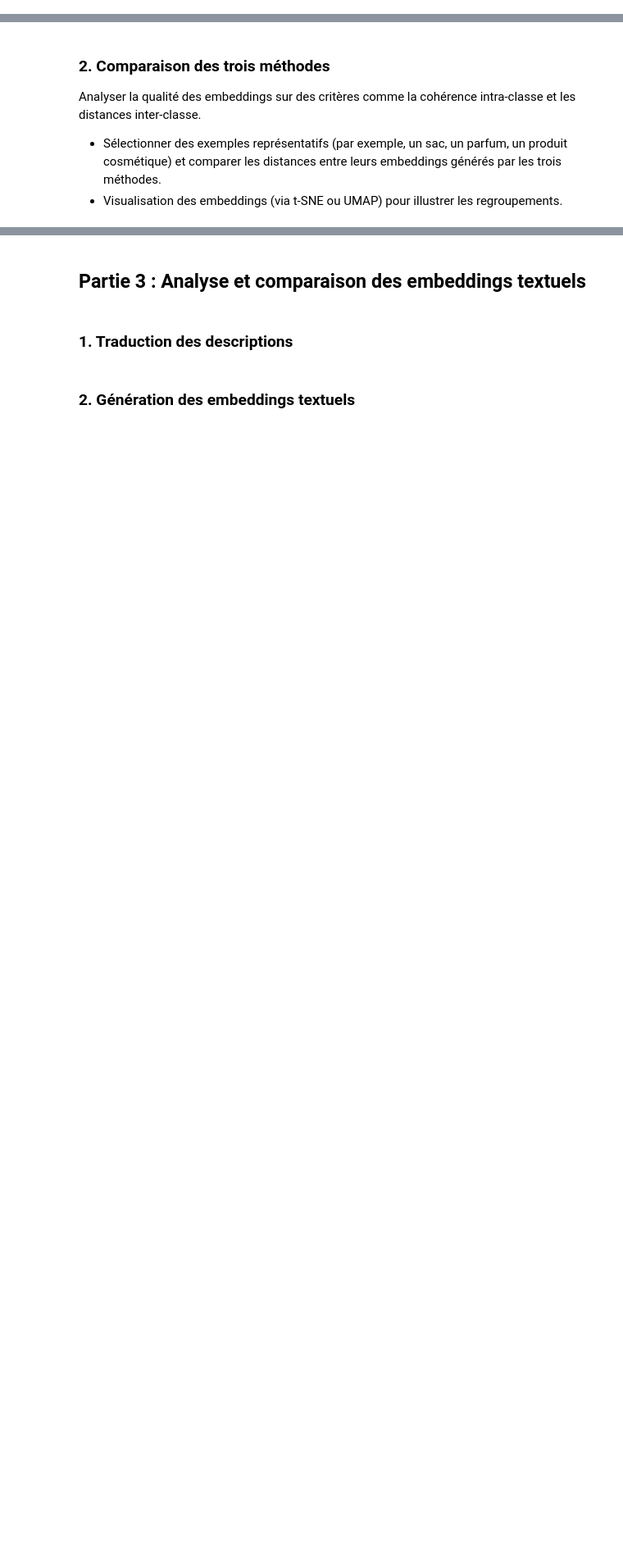
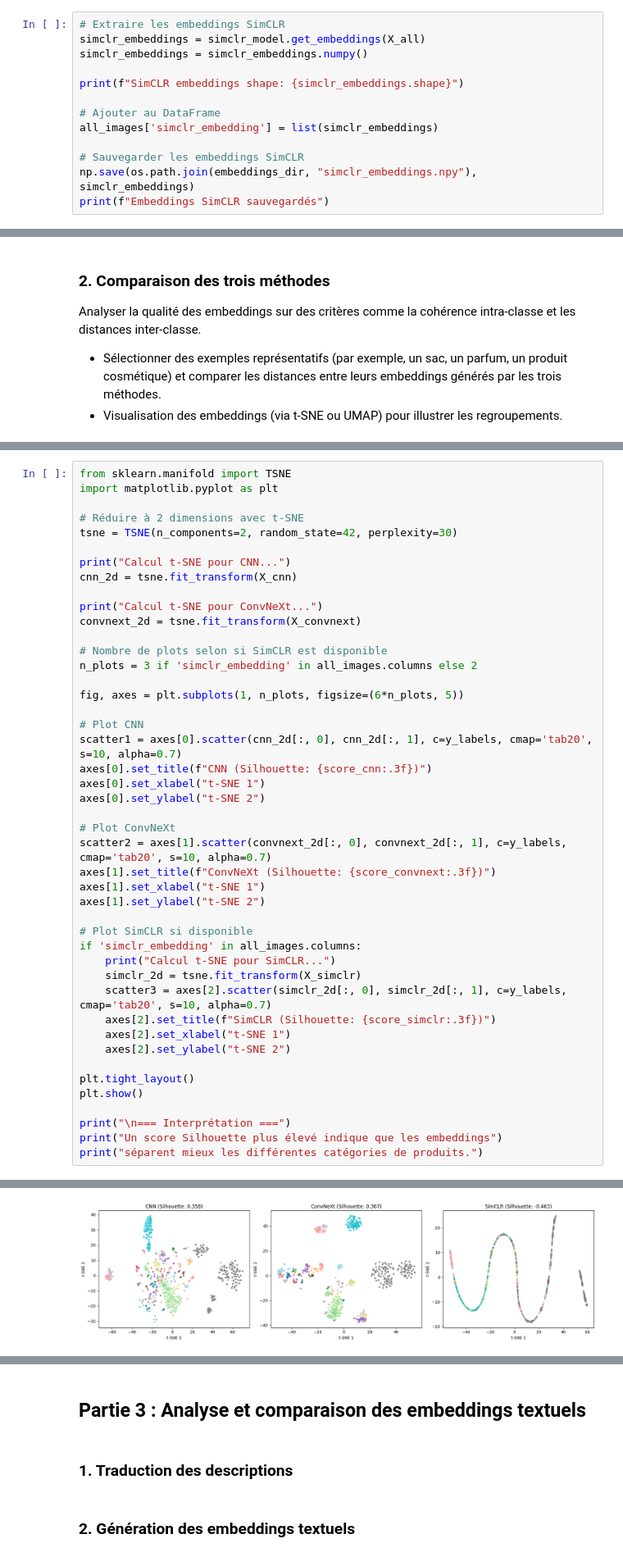
Before and after one commit to alban-morin/recommandations-chanel, a Jupyter notebook: Notebook.ipynb, the cells around one changed output, grey strips where cells are left out. Shown at 82% size. Cells and saved outputs as stored; diff of their text form; blank space fills up the shorter version.

```diff
--- a/Notebook.ipynb
+++ b/Notebook.ipynb
@@ -860,0 +1649,13 @@ ConvNeXt embeddings shape: (891, 256)
+# %%
+# Extraire les embeddings SimCLR
+simclr_embeddings = simclr_model.get_embeddings(X_all)
+simclr_embeddings = simclr_embeddings.numpy()
+
+print(f"SimCLR embeddings shape: {simclr_embeddings.shape}")
+
+# Ajouter au DataFrame
+all_images['simclr_embedding'] = list(simclr_embeddings)
+
+# Sauvegarder les embeddings SimCLR
+np.save(os.path.join(embeddings_dir, "simclr_embeddings.npy"), simclr_embeddings)
+print(f"Embeddings SimCLR sauvegardés")
@@ -923,0 +1724,46 @@ Corrélation entre les deux espaces : 0.6897
+# %%
+from sklearn.manifold import TSNE
+import matplotlib.pyplot as plt
+
+# Réduire à 2 dimensions avec t-SNE
+tsne = TSNE(n_components=2, random_state=42, perplexity=30)
+
+print("Calcul t-SNE pour CNN...")
+cnn_2d = tsne.fit_transform(X_cnn)
+
+print("Calcul t-SNE pour ConvNeXt...")
+convnext_2d = tsne.fit_transform(X_convnext)
+
+# Nombre de plots selon si SimCLR est disponible
+n_plots = 3 if 'simclr_embedding' in all_images.columns else 2
+
+fig, axes = plt.subplots(1, n_plots, figsize=(6*n_plots, 5))
+
+# Plot CNN
+scatter1 = axes[0].scatter(cnn_2d[:, 0], cnn_2d[:, 1], c=y_labels, cmap='tab20', s=10, alpha=0.7)
+axes[0].set_title(f"CNN (Silhouette: {score_cnn:.3f})")
+axes[0].set_xlabel("t-SNE 1")
+axes[0].set_ylabel("t-SNE 2")
+
+# Plot ConvNeXt
+scatter2 = axes[1].scatter(convnext_2d[:, 0], convnext_2d[:, 1], c=y_labels, cmap='tab20', s=10, alpha=0.7)
+axes[1].set_title(f"ConvNeXt (Silhouette: {score_convnext:.3f})")
+axes[1].set_xlabel("t-SNE 1")
+axes[1].set_ylabel("t-SNE 2")
+
+# Plot SimCLR si disponible
+if 'simclr_embedding' in all_images.columns:
+    print("Calcul t-SNE pour SimCLR...")
+    simclr_2d = tsne.fit_transform(X_simclr)
+    scatter3 = axes[2].scatter(simclr_2d[:, 0], simclr_2d[:, 1], c=y_labels, cmap='tab20', s=10, alpha=0.7)
+    axes[2].set_title(f"SimCLR (Silhouette: {score_simclr:.3f})")
+    axes[2].set_xlabel("t-SNE 1")
+    axes[2].set_ylabel("t-SNE 2")
+
+plt.tight_layout()
+plt.show()
+
+print("\n=== Interprétation ===")
+print("Un score Silhouette plus élevé indique que les embeddings")
+print("séparent mieux les différentes catégories de produits.")
+# %% [output]
@@ -923,0 +1775 @@ Corrélation entre les deux espaces : 0.6897
+[figure, added]
```
Also changed, not shown: parts of 33 cells of this notebook.
